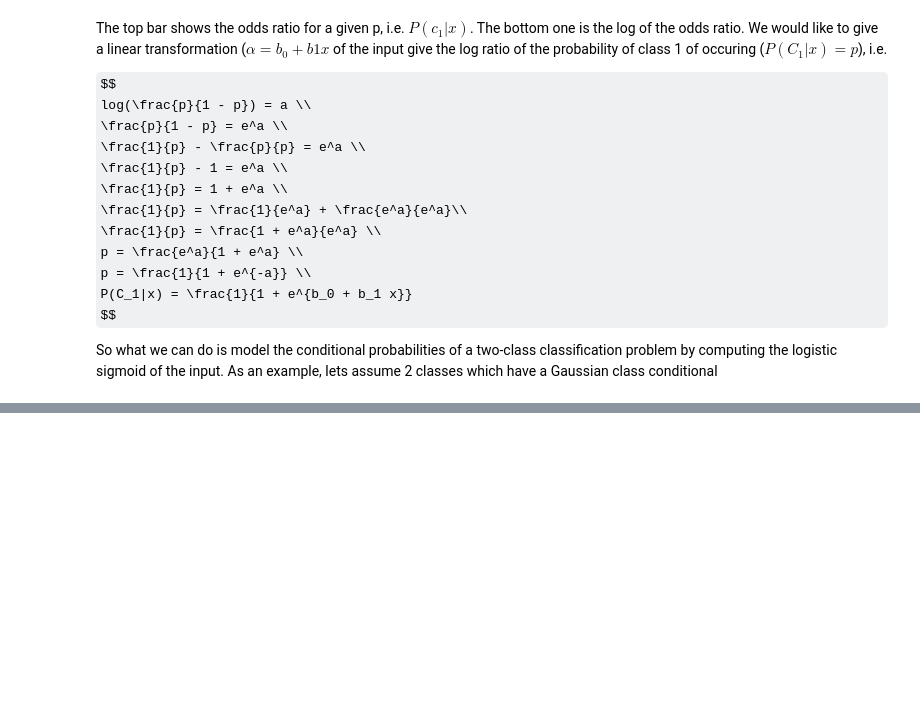
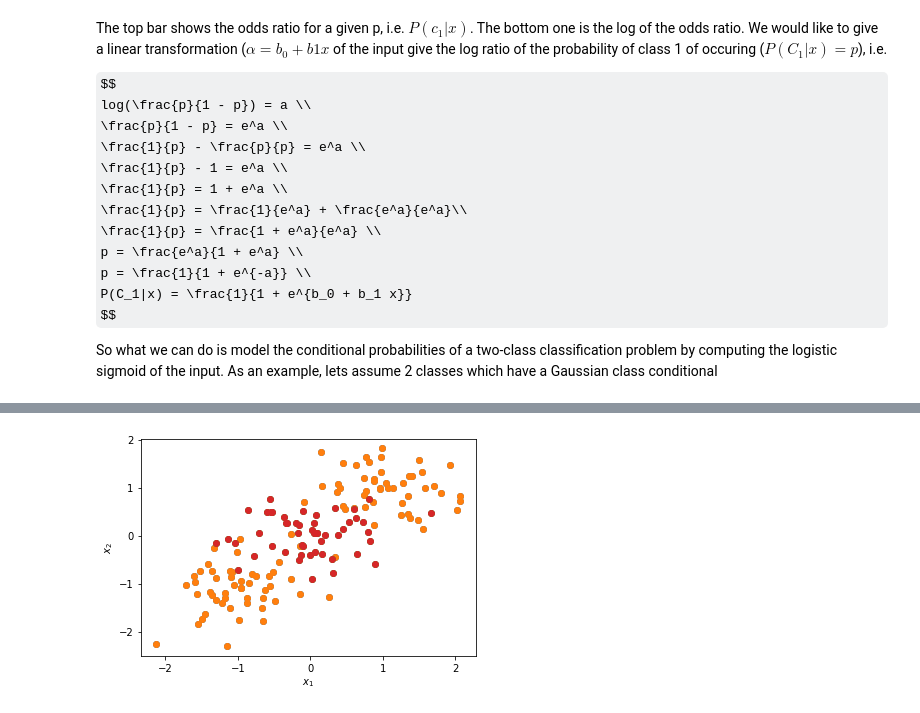
Before and after one commit to wouterMostard/PRML, a Jupyter notebook: Chapter 4 Linear Models for classification.ipynb, the cells around one changed output, grey strips where cells are left out. Cells and saved outputs as stored; diff of their text form; code cells hidden in the pictures; some formulas as TeX source; blank space fills up the shorter version.

```diff
--- a/Chapter 4 Linear Models for classification.ipynb
+++ b/Chapter 4 Linear Models for classification.ipynb
@@ -376,0 +392,20 @@ This is the same optimization as you would have for linear regression. However,
+# %%
+variance = 0.5
+
+c1 = np.vstack([np.random.normal([-1, -1], variance, (50, 2)), np.random.normal([1, 1], variance, (50, 2))])
+c2 = np.random.normal([0, 0], variance, (50, 2))
+
+data = np.vstack([c1,c2])
+labels = np.concatenate([np.zeros(100).reshape(-1, 1), np.ones(50).reshape(-1, 1)], axis=0).flatten()
+
+for i in range(2):
+    subset = data[labels == i]
+
+    plt.scatter(subset[:,0], subset[:,1])
+    plt.scatter(subset[:,0], subset[:,1])
+
+plt.xlabel(r'$x_1$')
+plt.ylabel(r'$x_2$')
+plt.show()
+# %% [output]
+[figure, added]
```
Also changed, not shown: parts of 24 cells of this notebook.
